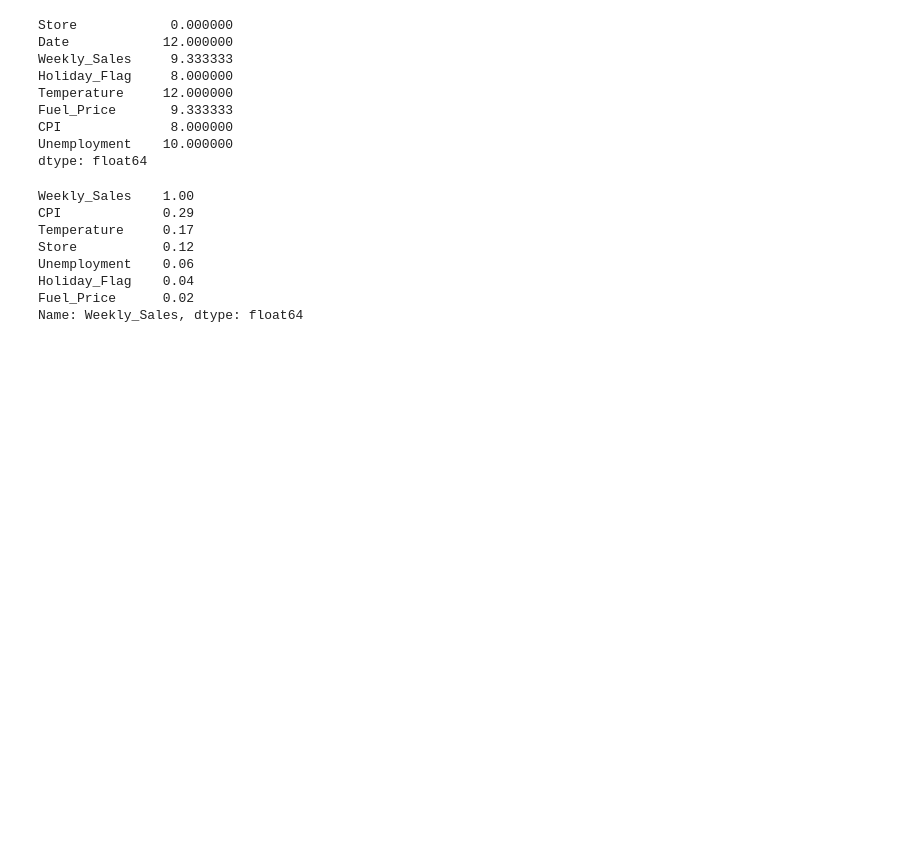
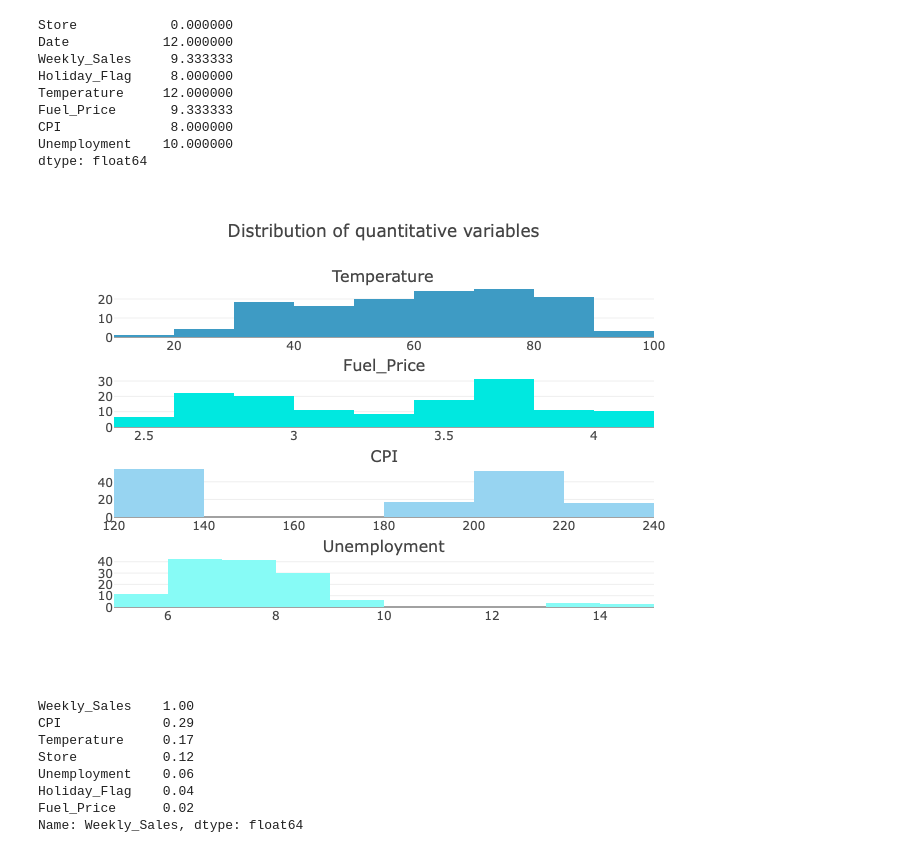
Before and after one commit to valskyyy/3_machine_learning, a Jupyter notebook: 3a_walmart_sales/Walmart_predict_weekly_sales.ipynb, the cells around one changed output. Saved outputs shown, nothing was run; the diff lists cells and outputs as text; code cells hidden in the pictures; blank space fills up the shorter version.

```diff
--- a/3a_walmart_sales/Walmart_predict_weekly_sales.ipynb
+++ b/3a_walmart_sales/Walmart_predict_weekly_sales.ipynb
@@ -87,6 +89,11 @@ fig1.update_layout(
         title = go.layout.Title(text = "Distribution of quantitative variables", x = 0.5), showlegend = False,
             autosize=False, height=500)
 fig1.show()
+# %%
+from IPython.display import display, Image
+display(Image(filename='img/quantitative_variables_distribution.png'))
+# %% [output]
+[figure, added]
 # %%
 # Categorical features distribution
 from plotly.subplots import make_subplots
```
Also changed, not shown: parts of 4 cells of this notebook.
